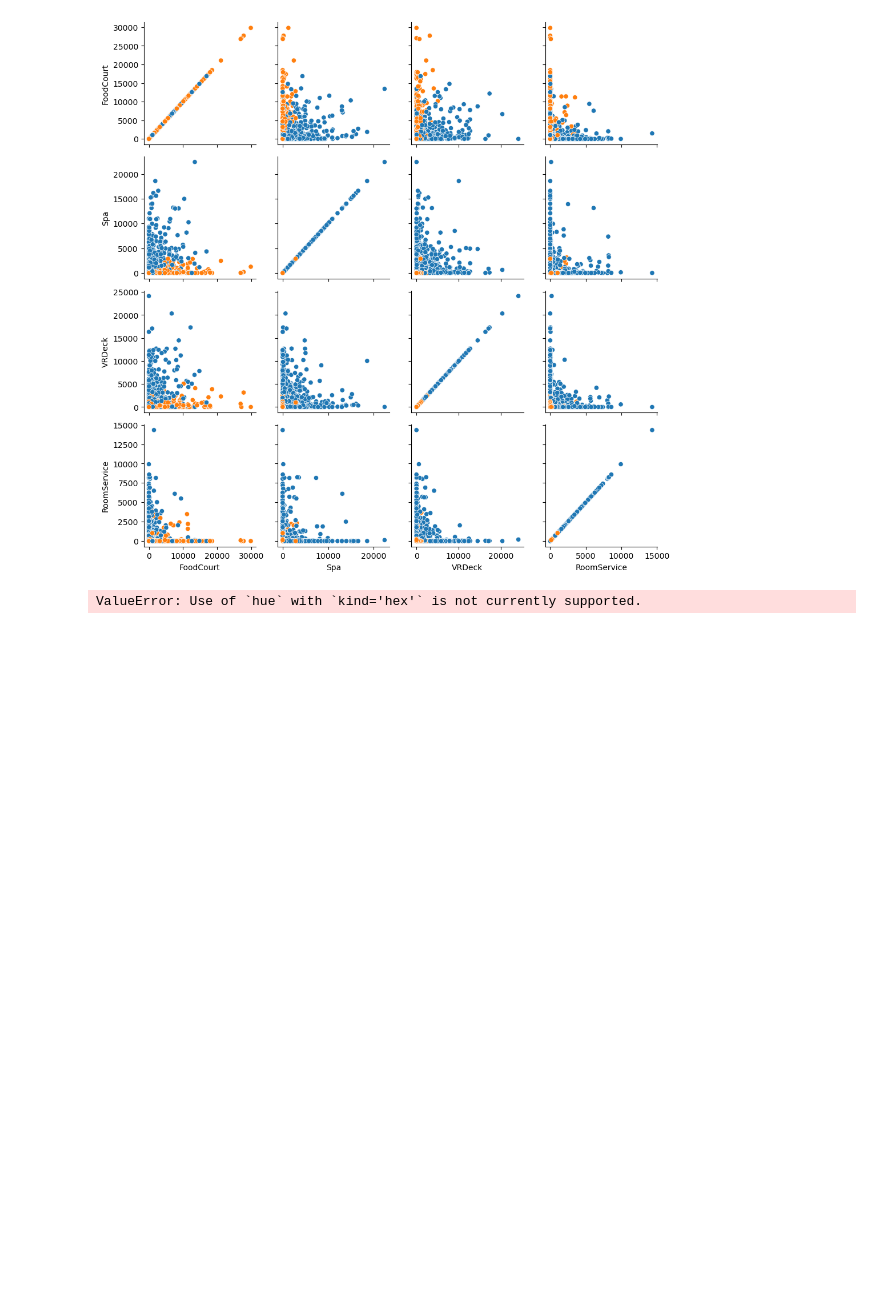
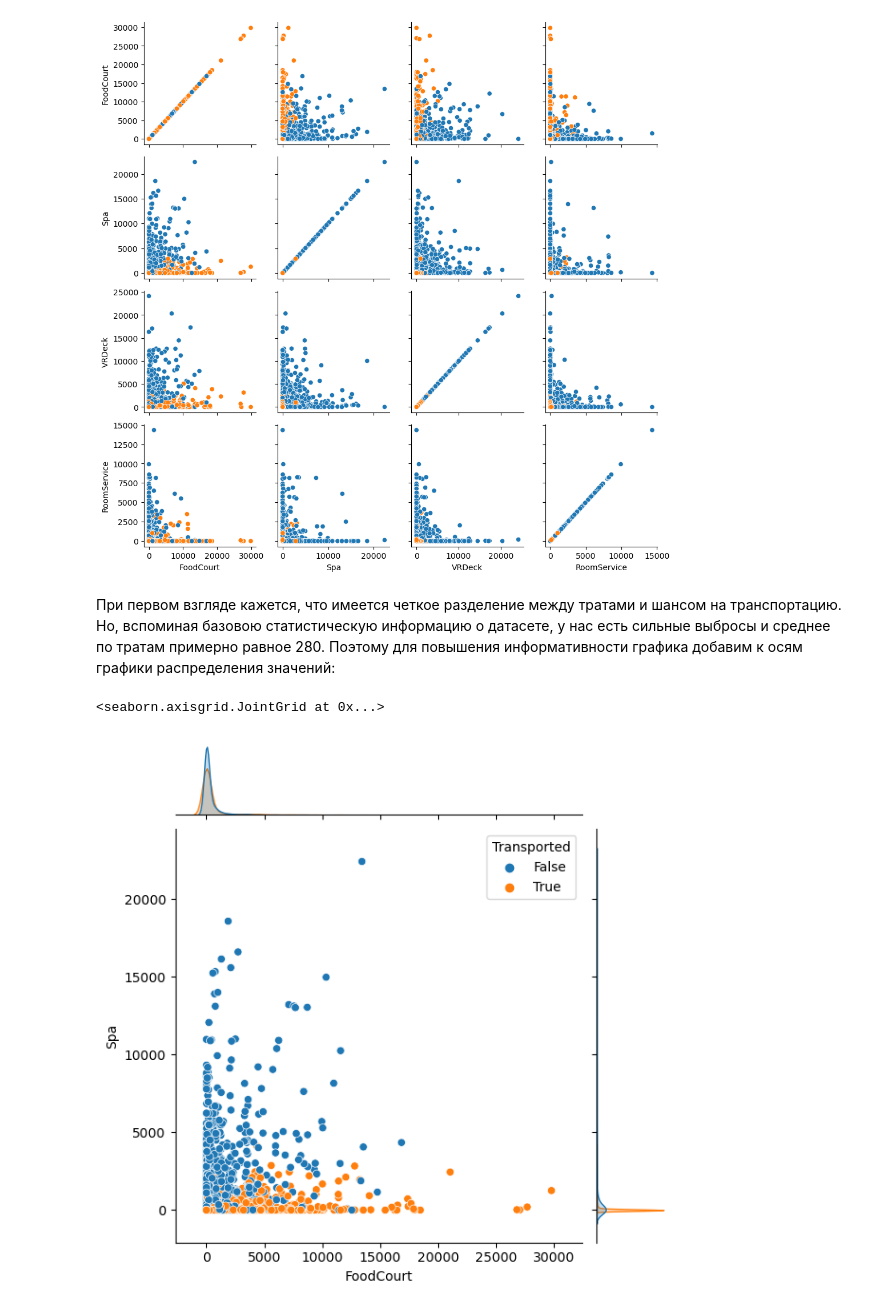
Before and after one commit to siznuumy/StudyProjects, a Jupyter notebook: spaceship-titanic-practice.ipynb, the cells around one changed output. Drawn from its saved outputs; the diff is of its cells as text; code cells hidden in the pictures; blank space fills up the shorter version.

```diff
--- a/spaceship-titanic-practice.ipynb
+++ b/spaceship-titanic-practice.ipynb
@@ -247,11 +339,10 @@ multax.map(sns.scatterplot)
 # %% [output]
 <seaborn.axisgrid.PairGrid at 0x...>
 [figure]
+# %% [markdown]
+При первом взгляде кажется, что имеется четкое разделение между тратами и шансом на транспортацию. Но, вспоминая базовою статистическую информацию о датасете, у нас есть сильные выбросы и среднее по тратам примерно равное 280. Поэтому для повышения информативности графика добавим к осям графики распределения значений:
 # %%
-sns.jointplot(
-    data=train_data,
-    x="FoodCourt", y="Spa", hue="Transported",
-    kind="hex",
-)
+sns.jointplot(data=train_data, x="FoodCourt", y="Spa", hue="Transported")
 # %% [output]
-ValueError: Use of `hue` with `kind='hex'` is not currently supported.
+<seaborn.axisgrid.JointGrid at 0x...>
+[figure, added]
```
Also changed, not shown: parts of 35 cells of this notebook.
